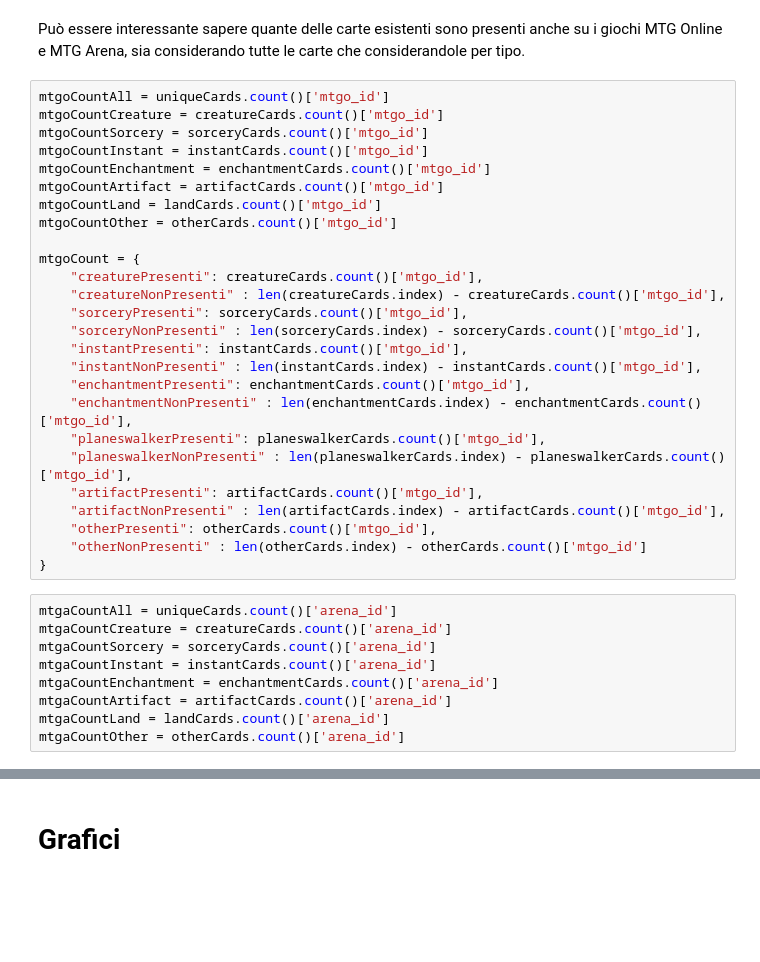
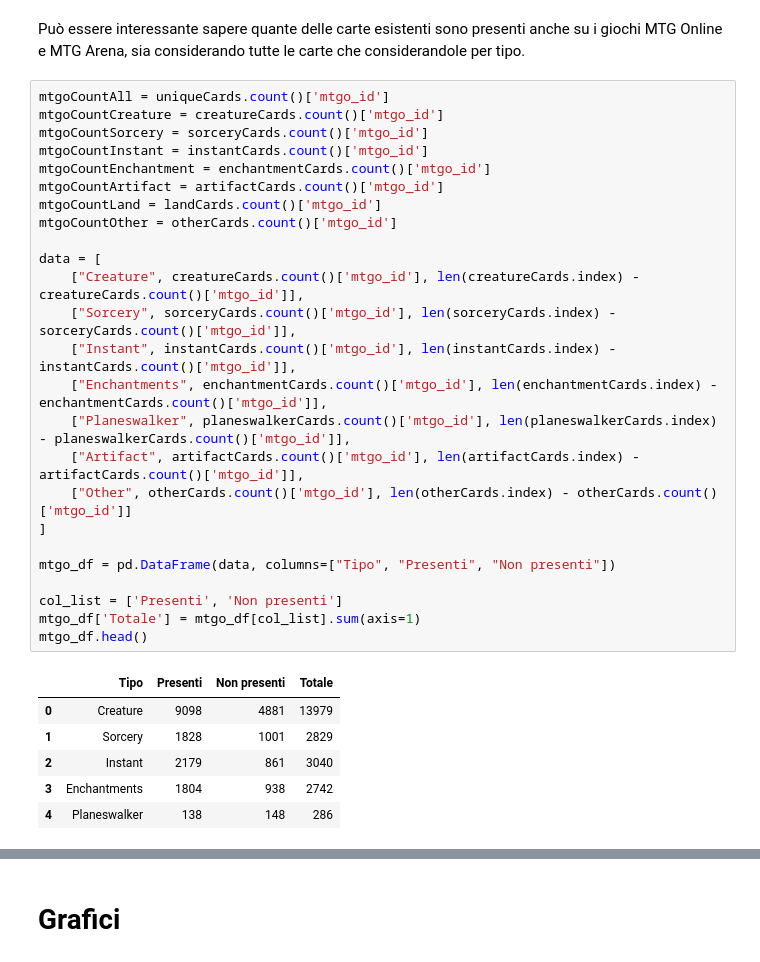
Before and after one commit to leonardosolari/SciViz-MTG, a Jupyter notebook: notebook.ipynb, the cells around one changed output, grey strips where cells are left out. Drawn from its saved outputs; the diff is of its cells as text; blank space fills up the shorter version.

```diff
--- a/notebook.ipynb
+++ b/notebook.ipynb
@@ -407,35 +407,32 @@ Può essere interessante sapere quante delle carte esistenti sono presenti anche
 # %%
 mtgoCountAll = uniqueCards.count()['mtgo_id']
 mtgoCountCreature = creatureCards.count()['mtgo_id']
 mtgoCountSorcery = sorceryCards.count()['mtgo_id']
 mtgoCountInstant = instantCards.count()['mtgo_id']
 mtgoCountEnchantment = enchantmentCards.count()['mtgo_id']
 mtgoCountArtifact = artifactCards.count()['mtgo_id']
 mtgoCountLand = landCards.count()['mtgo_id']
 mtgoCountOther = otherCards.count()['mtgo_id']
 
-mtgoCount = {
-    "creaturePresenti": creatureCards.count()['mtgo_id'],
-    "creatureNonPresenti" : len(creatureCards.index) - creatureCards.count()['mtgo_id'],
-    "sorceryPresenti": sorceryCards.count()['mtgo_id'],
-    "sorceryNonPresenti" : len(sorceryCards.index) - sorceryCards.count()['mtgo_id'],
-    "instantPresenti": instantCards.count()['mtgo_id'],
-    "instantNonPresenti" : len(instantCards.index) - instantCards.count()['mtgo_id'],
-    "enchantmentPresenti": enchantmentCards.count()['mtgo_id'],
-    "enchantmentNonPresenti" : len(enchantmentCards.index) - enchantmentCards.count()['mtgo_id'],
-    "planeswalkerPresenti": planeswalkerCards.count()['mtgo_id'],
-    "planeswalkerNonPresenti" : len(planeswalkerCards.index) - planeswalkerCards.count()['mtgo_id'],
-    "artifactPresenti": artifactCards.count()['mtgo_id'],
-    "artifactNonPresenti" : len(artifactCards.index) - artifactCards.count()['mtgo_id'],
-    "otherPresenti": otherCards.count()['mtgo_id'],
-    "otherNonPresenti" : len(otherCards.index) - otherCards.count()['mtgo_id']
-}
+data = [
+    ["Creature", creatureCards.count()['mtgo_id'], len(creatureCards.index) - creatureCards.count()['mtgo_id']],
+    ["Sorcery", sorceryCards.count()['mtgo_id'], len(sorceryCards.index) - sorceryCards.count()['mtgo_id']],
+    ["Instant", instantCards.count()['mtgo_id'], len(instantCards.index) - instantCards.count()['mtgo_id']],
+    ["Enchantments", enchantmentCards.count()['mtgo_id'], len(enchantmentCards.index) - enchantmentCards.count()['mtgo_id']],
+    ["Planeswalker", planeswalkerCards.count()['mtgo_id'], len(planeswalkerCards.index) - planeswalkerCards.count()['mtgo_id']],
+    ["Artifact", artifactCards.count()['mtgo_id'], len(artifactCards.index) - artifactCards.count()['mtgo_id']],
+    ["Other", otherCards.count()['mtgo_id'], len(otherCards.index) - otherCards.count()['mtgo_id']]
+]
+
+mtgo_df = pd.DataFrame(data, columns=["Tipo", "Presenti", "Non presenti"])
+
+col_list = ['Presenti', 'Non presenti']
+mtgo_df['Totale'] = mtgo_df[col_list].sum(axis=1)
+mtgo_df.head()
+# %% [output]
+|  | Tipo | Presenti | Non presenti | Totale |
+| 0 | Creature | 9098 | 4881 | 13979 |
+| 1 | Sorcery | 1828 | 1001 | 2829 |
+| 2 | Instant | 2179 | 861 | 3040 |
+| 3 | Enchantments | 1804 | 938 | 2742 |
+| 4 | Planeswalker | 138 | 148 | 286 |
-# %%
-mtgaCountAll = uniqueCards.count()['arena_id']
-mtgaCountCreature = creatureCards.count()['arena_id']
-mtgaCountSorcery = sorceryCards.count()['arena_id']
-mtgaCountInstant = instantCards.count()['arena_id']
-mtgaCountEnchantment = enchantmentCards.count()['arena_id']
-mtgaCountArtifact = artifactCards.count()['arena_id']
-mtgaCountLand = landCards.count()['arena_id']
-mtgaCountOther = otherCards.count()['arena_id']
```
Also changed, not shown: parts of 13 cells of this notebook.
